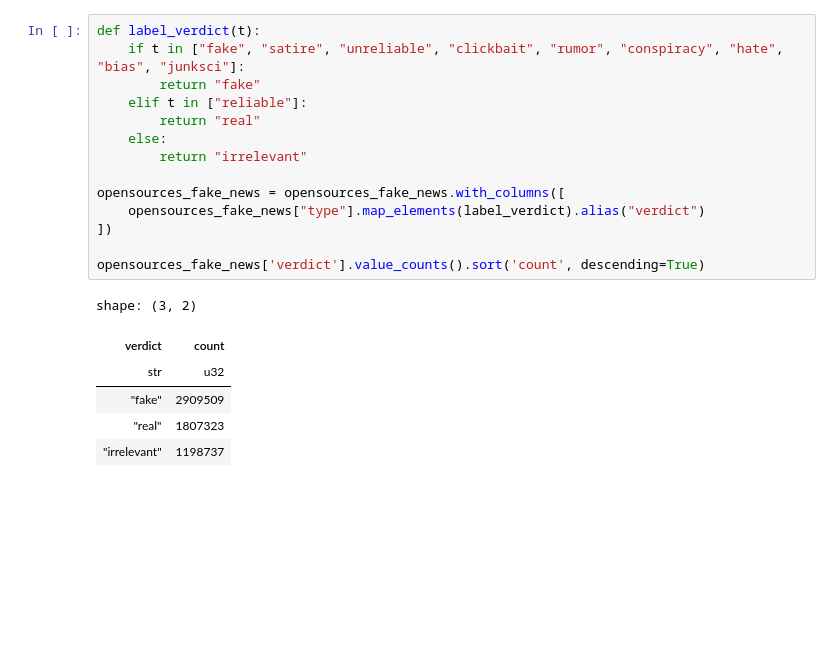
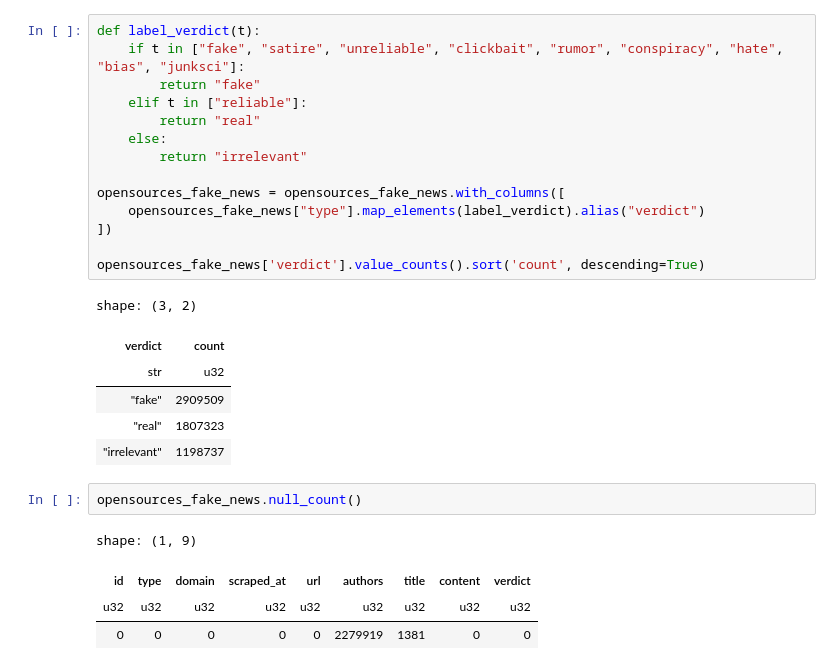
Before and after one commit to shlomias1/fake-news-detection, a Jupyter notebook: EDA.ipynb, the cells around one changed output. Drawn from its saved outputs; the diff is of its cells as text; blank space fills up the shorter version.

```diff
--- a/EDA.ipynb
+++ b/EDA.ipynb
@@ -675,3 +675,10 @@ shape: (3, 2)
 | "fake" | 2909509 |
 | "real" | 1807323 |
 | "irrelevant" | 1198737 |
+# %%
+opensources_fake_news.null_count()
+# %% [output]
+shape: (1, 9)
+| id | type | domain | scraped_at | url | authors | title | content | verdict |
+| u32 | u32 | u32 | u32 | u32 | u32 | u32 | u32 | u32 |
+| 0 | 0 | 0 | 0 | 0 | 2279919 | 1381 | 0 | 0 |
```
Also changed, not shown: 10 other files.
